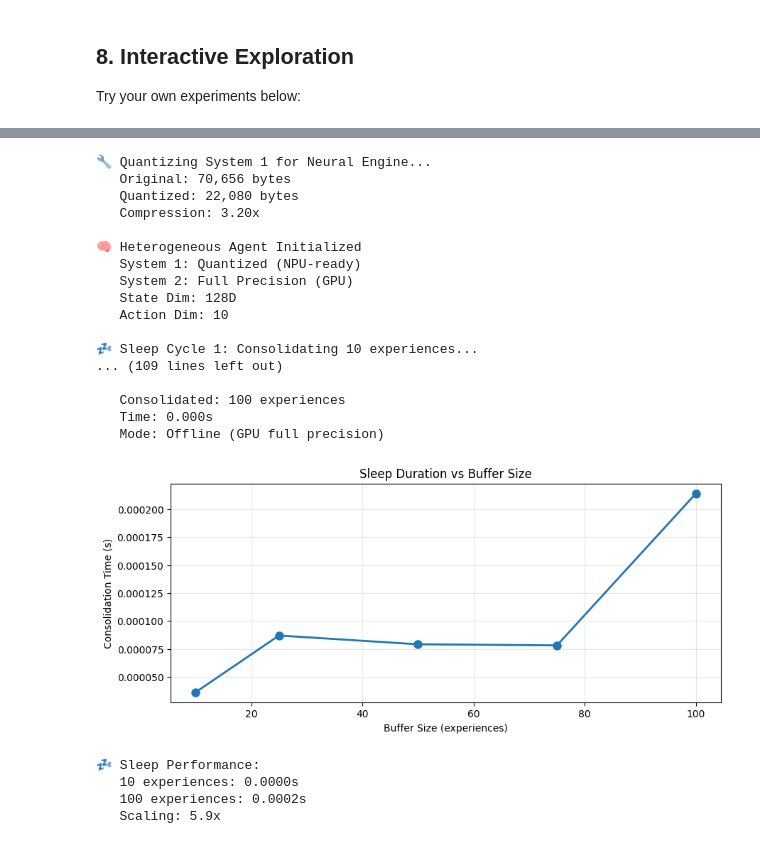
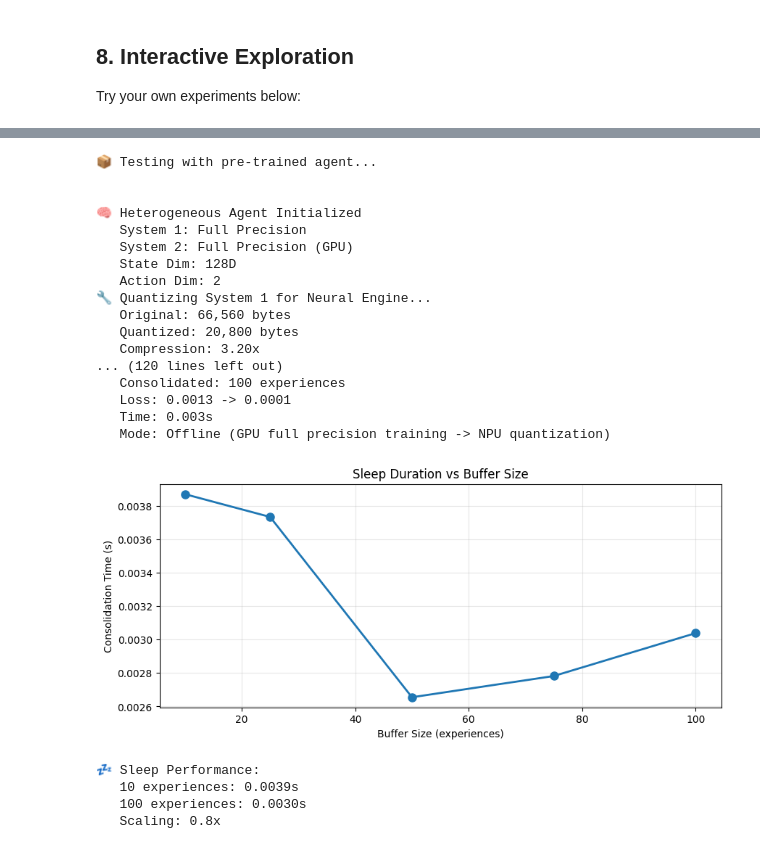
Before and after one commit to theRealMarkCastillo/apple-mlx-consciousness, a Jupyter notebook: 06_Heterogeneous_Compute.ipynb, the cells around one changed output, grey strips where cells are left out. Saved outputs shown, nothing was run; the diff lists cells and outputs as text; code cells hidden in the pictures.

```diff
--- a/06_Heterogeneous_Compute.ipynb
+++ b/06_Heterogeneous_Compute.ipynb
@@ -325,8 +343,22 @@ This mirrors memory consolidation in mammalian brains.
 # %%
-# Run online/offline learning demonstration
+# Run online/offline learning demonstration with pre-trained agent
 print("Running online/offline learning demonstration...")
 
-learning_agent = HeterogeneousAgent(use_quantization=True)
+# Use pre-trained agent if available, otherwise create new one
+if os.path.exists('agent_brain.npz'):
+    print("📦 Starting with pre-trained model...\n")
+    learning_agent = HeterogeneousAgent(state_dim=STATE_DIM, action_dim=2, use_quantization=False)
+    weights = mx.load('agent_brain.npz')
+    learning_agent.system1.l1.weight = weights['l1.weight']
+    learning_agent.system1.l1.bias = weights['l1.bias']
+    learning_agent.system1.l2.weight = weights['l2.weight']
+    learning_agent.system1.l2.bias = weights['l2.bias']
+    mx.eval(learning_agent.system1.parameters())
+    learning_agent.system1.quantize_weights()
+else:
+    print("ℹ️  Creating new agent...\n")
+    learning_agent = HeterogeneousAgent(use_quantization=True)
+
 num_steps = 200
 sleep_interval = 50
 
@@ -514,7 +592,17 @@ Average entropy: 2.298
 # %%
 # Test sleep consolidation with different buffer sizes
-def test_consolidation(buffer_size, num_epochs):
-    agent = HeterogeneousAgent(state_dim=128, action_dim=10, use_quantization=True)
+def test_consolidation(buffer_size, num_epochs, use_pretrained=False):
+    if use_pretrained and os.path.exists('agent_brain.npz'):
+        agent = HeterogeneousAgent(state_dim=128, action_dim=2, use_quantization=False)
+        weights = mx.load('agent_brain.npz')
+        agent.system1.l1.weight = weights['l1.weight']
+        agent.system1.l1.bias = weights['l1.bias']
+        agent.system1.l2.weight = weights['l2.weight']
+        agent.system1.l2.bias = weights['l2.bias']
+        mx.eval(agent.system1.parameters())
+        agent.system1.quantize_weights()
+    else:
+        agent = HeterogeneousAgent(state_dim=128, action_dim=10, use_quantization=True)
 
     # Fill buffer
     for _ in range(buffer_size):
@@ -523,48 +611,54 @@ def test_consolidation(buffer_size, num_epochs):
 
     # Consolidate
     import time
     start = time.time()
     agent.sleep(epochs=num_epochs)
     duration = time.time() - start
 
     return duration
 
 # Test different buffer sizes
+use_pretrained = os.path.exists('agent_brain.npz')
+if use_pretrained:
+    print("📦 Testing with pre-trained agent...\n")
+else:
+    print("ℹ️  Testing with randomly initialized agent...\n")
+
 buffer_sizes = [10, 25, 50, 75, 100]
-times = [test_consolidation(bs, 5) for bs in buffer_sizes]
+times = [test_consolidation(bs, 5, use_pretrained) for bs in buffer_sizes]
 
 plt.figure(figsize=(10, 4))
 plt.plot(buffer_sizes, times, 'o-', linewidth=2, markersize=8)
 plt.xlabel('Buffer Size (experiences)')
 plt.ylabel('Consolidation Time (s)')
 plt.title('Sleep Duration vs Buffer Size')
 plt.grid(alpha=0.3)
 plt.show()
 
 print(f"\n💤 Sleep Performance:")
 print(f"   10 experiences: {times[0]:.4f}s")
 print(f"   100 experiences: {times[-1]:.4f}s")
 print(f"   Scaling: {times[-1]/times[0]:.1f}x")
 # %% [output]
-🔧 Quantizing System 1 for Neural Engine...
-   Original: 70,656 bytes
-   Quantized: 22,080 bytes
-   Compression: 3.20x
+📦 Testing with pre-trained agent...
+
 
 🧠 Heterogeneous Agent Initialized
-   System 1: Quantized (NPU-ready)
+   System 1: Full Precision
    System 2: Full Precision (GPU)
    State Dim: 128D
-   Action Dim: 10
-
-💤 Sleep Cycle 1: Consolidating 10 experiences...
-... (109 lines left out)
-
+   Action Dim: 2
+🔧 Quantizing System 1 for Neural Engine...
+   Original: 66,560 bytes
+   Quantized: 20,800 bytes
+   Compression: 3.20x
+... (120 lines left out)
    Consolidated: 100 experiences
-   Time: 0.000s
-   Mode: Offline (GPU full precision)
+   Loss: 0.0013 -> 0.0001
+   Time: 0.003s
+   Mode: Offline (GPU full precision training -> NPU quantization)
-[figure, old version]
+[figure, new version]
 💤 Sleep Performance:
-   10 experiences: 0.0000s
-   100 experiences: 0.0002s
-   Scaling: 5.9x
+   10 experiences: 0.0039s
+   100 experiences: 0.0030s
+   Scaling: 0.8x
```
Also changed, not shown: parts of 24 cells of this notebook, 11 other files.
